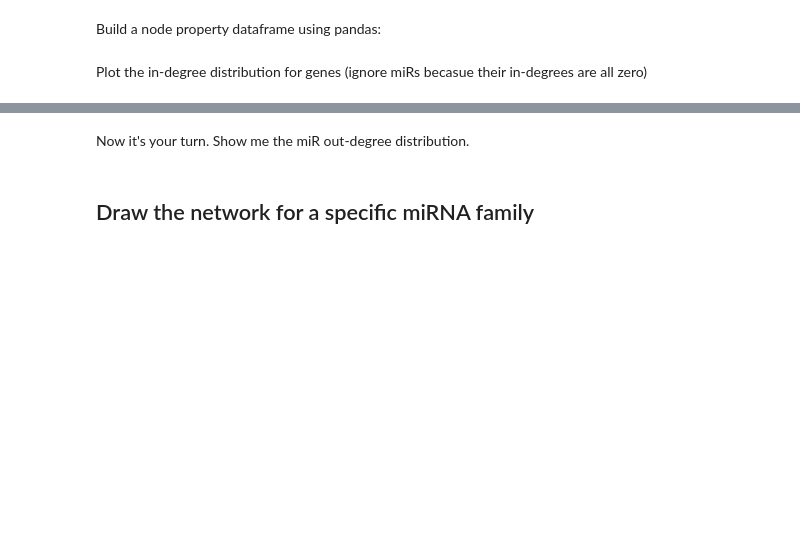
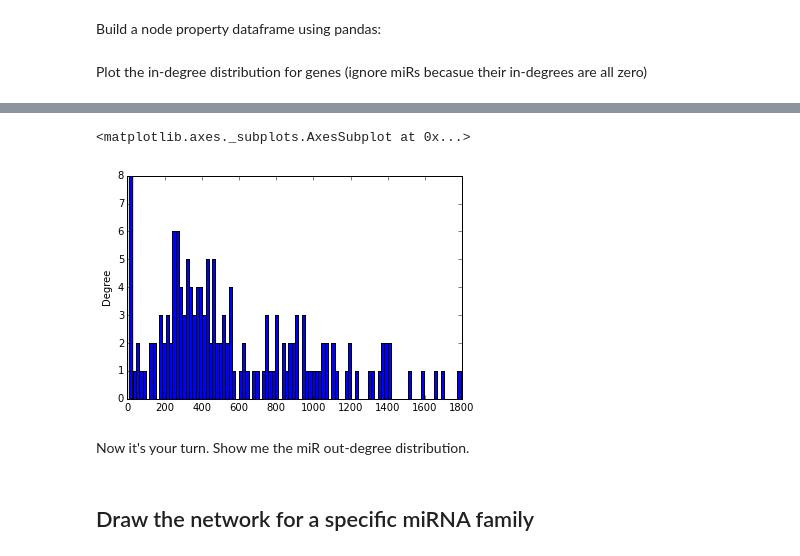
Before and after one commit to choyichen/tcga-mir-rewire, a Jupyter notebook: hw5/hw5.ipynb, the cells around one changed output, grey strips where cells are left out. Drawn from its saved outputs; the diff is of its cells as text; code cells hidden in the pictures; blank space fills up the shorter version.

```diff
--- a/hw5/hw5.ipynb
+++ b/hw5/hw5.ipynb
@@ -23,6 +23,9 @@ print gene, 'has largest indegree', indeg[gene]
 TNRC6B has largest indegree 80
 # %%
 # Try it yourself. Give me the miRNA w/ largest out-degree here:
+outdeg = G.out_degree()
+miR = sorted(indeg, key=outdeg.get)[-1]
+print miR, 'has largest outdegree', outdeg[miR]
 # %% [output]
 miR-124/124ab/506 has largest outdegree 1791
 # %%
@@ -56,3 +65,9 @@ df[df["in_degree"] > 0]["in_degree"].plot(kind='hist', bins=80)
+# %%
+mi = pd.DataFrame({"out_degree": outdeg})
+mi[mi["out_degree"] > 0]["out_degree"].plot(kind="hist", bins=100)
+# %% [output]
+<matplotlib.axes._subplots.AxesSubplot at 0x...>
+[figure, added]
 # %% [markdown]
 Now it's your turn. Show me the miR out-degree distribution.
 # %% [markdown]
```
Also changed, not shown: parts of 5 cells of this notebook, 1 other file.
